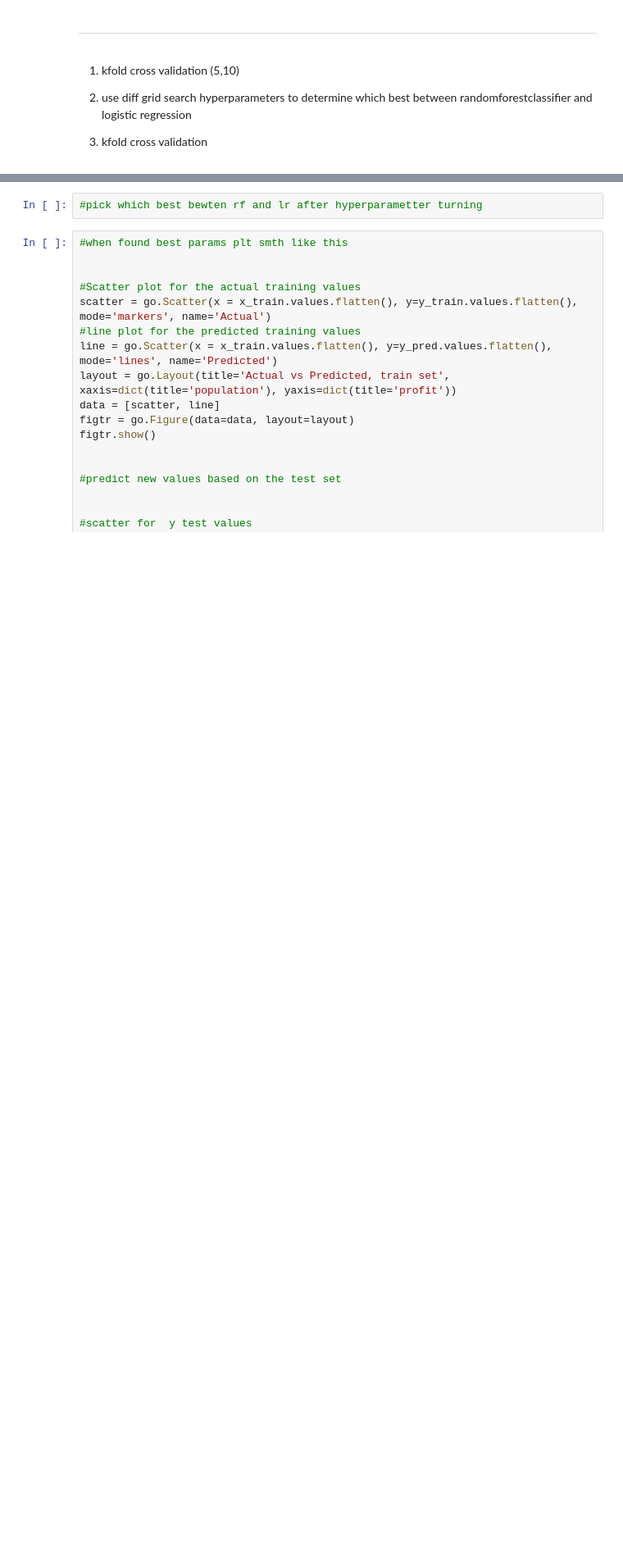
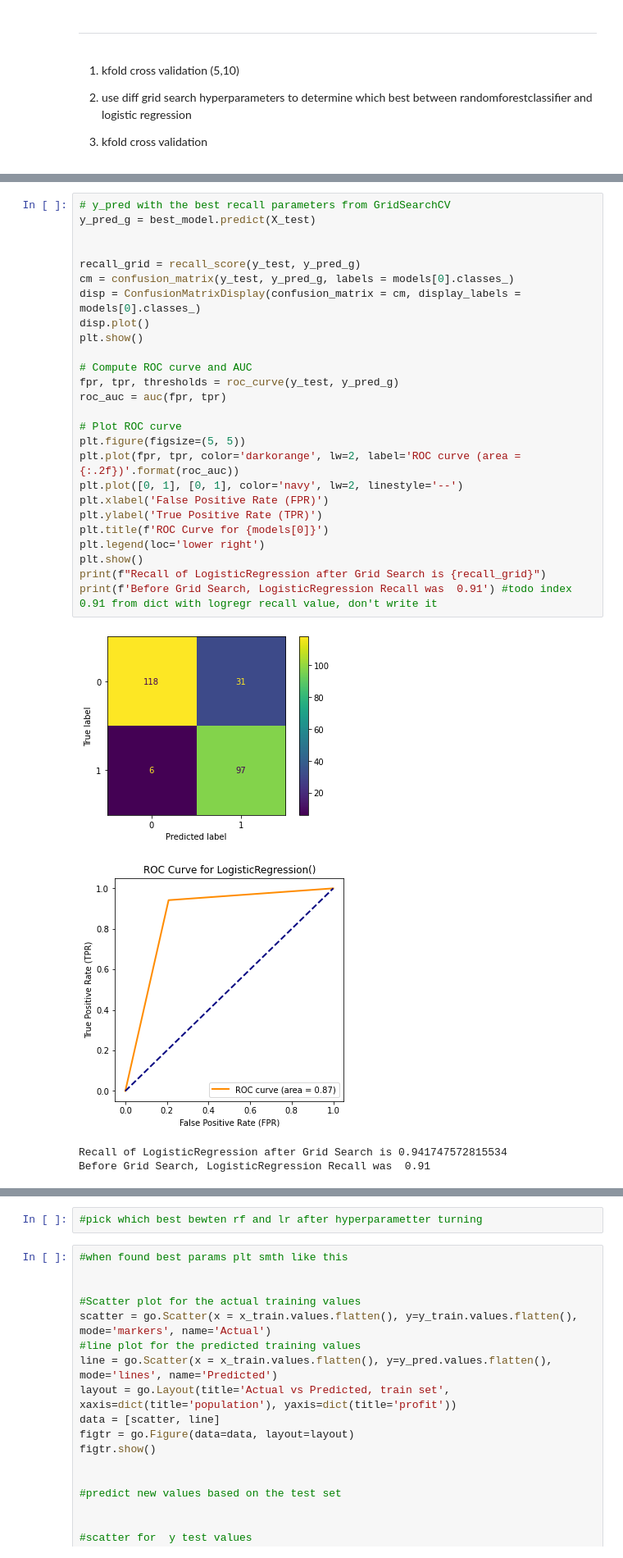
Before and after one commit to irenebernardi/Glioma-Grading-Classification, a Jupyter notebook: Glioma_Grade_notebook.ipynb, the cells around one changed output, grey strips where cells are left out. Shown at 82% size. Cells and saved outputs as stored; diff of their text form; blank space fills up the shorter version.

```diff
--- a/Glioma_Grade_notebook.ipynb
+++ b/Glioma_Grade_notebook.ipynb
@@ -524,0 +652,31 @@ ________________________________________________________________________________
+# %%
+# y_pred with the best recall parameters from GridSearchCV
+y_pred_g = best_model.predict(X_test)
+
+
+recall_grid = recall_score(y_test, y_pred_g)
+cm = confusion_matrix(y_test, y_pred_g, labels = models[0].classes_)
+disp = ConfusionMatrixDisplay(confusion_matrix = cm, display_labels = models[0].classes_)
+disp.plot()
+plt.show()
+
+# Compute ROC curve and AUC
+fpr, tpr, thresholds = roc_curve(y_test, y_pred_g)
+roc_auc = auc(fpr, tpr)
+
+# Plot ROC curve
+plt.figure(figsize=(5, 5))
+plt.plot(fpr, tpr, color='darkorange', lw=2, label='ROC curve (area = {:.2f})'.format(roc_auc))
+plt.plot([0, 1], [0, 1], color='navy', lw=2, linestyle='--')
+plt.xlabel('False Positive Rate (FPR)')
+plt.ylabel('True Positive Rate (TPR)')
+plt.title(f'ROC Curve for {models[0]}')
+plt.legend(loc='lower right')
+plt.show()
+print(f"Recall of LogisticRegression after Grid Search is {recall_grid}")
+print(f'Before Grid Search, LogisticRegression Recall was  0.91') #todo index 0.91 from dict with logregr recall value, don't write it
+# %% [output]
+[figure, added]
+[figure, added]
+Recall of LogisticRegression after Grid Search is 0.941747572815534
+Before Grid Search, LogisticRegression Recall was  0.91
```
Also changed, not shown: parts of 21 cells of this notebook.
